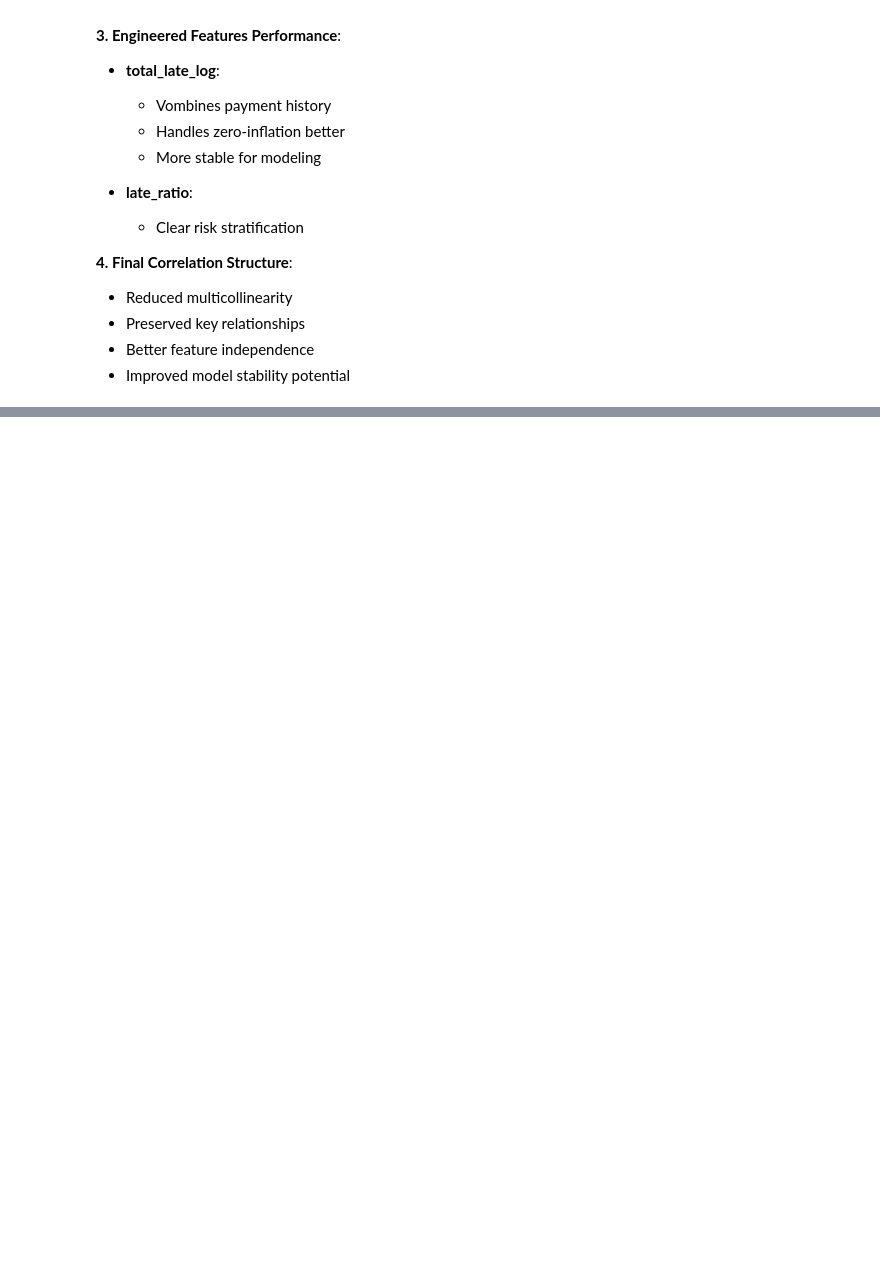
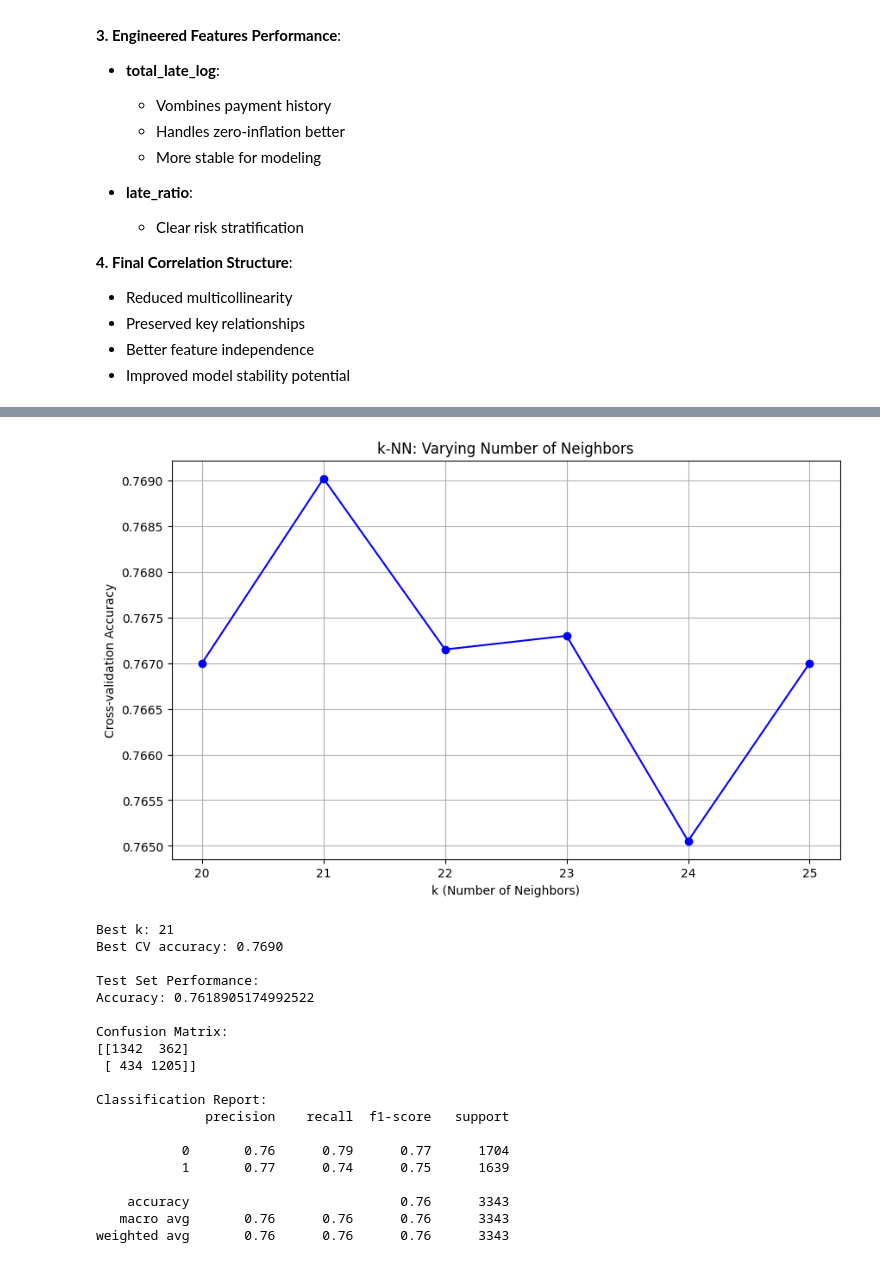
Before and after one commit to markaxelus/seng474, a Jupyter notebook: project/main.ipynb, the cells around one changed output, grey strips where cells are left out. Saved outputs shown, nothing was run; the diff lists cells and outputs as text; code cells hidden in the pictures; blank space fills up the shorter version.

```diff
--- a/project/main.ipynb
+++ b/project/main.ipynb
@@ -551,0 +606,60 @@ plt.show()
+# %%
+# Hyperparameter tuning and model evaluation
+k_values = range(20, 26)
+cv_scores = []
+
+# Find optimal k using cross-validation
+for k in k_values:
+    knn = KNeighborsClassifier(n_neighbors=k)
+    scores = cross_val_score(knn, X_train_scaled, y_train, cv=5, scoring='accuracy')
+    cv_scores.append(scores.mean())
+
+# Plot k vs accuracy
+plt.figure(figsize=(10, 6))
+plt.plot(k_values, cv_scores, 'bo-')
+plt.xlabel('k (Number of Neighbors)')
+plt.ylabel('Cross-validation Accuracy')
+plt.title('k-NN: Varying Number of Neighbors')
+plt.grid(True)
+plt.show()
+
+# Get best k
+best_k = k_values[np.argmax(cv_scores)]
+print(f"\nBest k: {best_k}")
+print(f"Best CV accuracy: {max(cv_scores):.4f}")
+
+# Train final model with best k
+best_knn = KNeighborsClassifier(n_neighbors=best_k)
+best_knn.fit(X_train_scaled, y_train)
+
+# Make predictions
+y_pred = best_knn.predict(X_test_scaled)
+
+# Print evaluation metrics
+print("\nTest Set Performance:")
+print("Accuracy:", accuracy_score(y_test, y_pred))
+print("\nConfusion Matrix:")
+print(confusion_matrix(y_test, y_pred))
+print("\nClassification Report:")
+print(classification_report(y_test, y_pred))
+# %% [output]
+[figure, added]
+Best k: 21
+Best CV accuracy: 0.7690
+
+Test Set Performance:
+Accuracy: 0.7618905174992522
+
+Confusion Matrix:
+[[1342  362]
+ [ 434 1205]]
+
+Classification Report:
+              precision    recall  f1-score   support
+
+           0       0.76      0.79      0.77      1704
+           1       0.77      0.74      0.75      1639
+
+    accuracy                           0.76      3343
+   macro avg       0.76      0.76      0.76      3343
+weighted avg       0.76      0.76      0.76      3343
```
Also changed, not shown: parts of 5 cells of this notebook, 1 other file.
